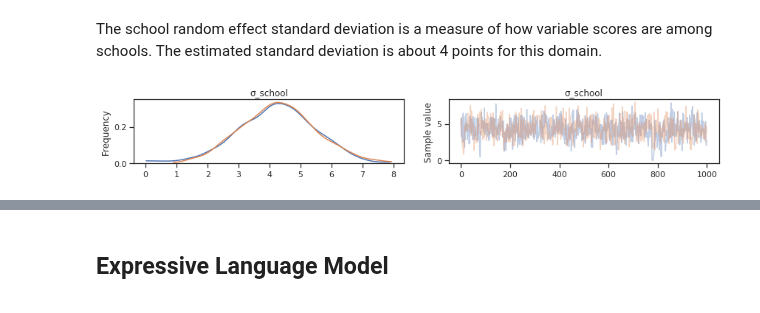
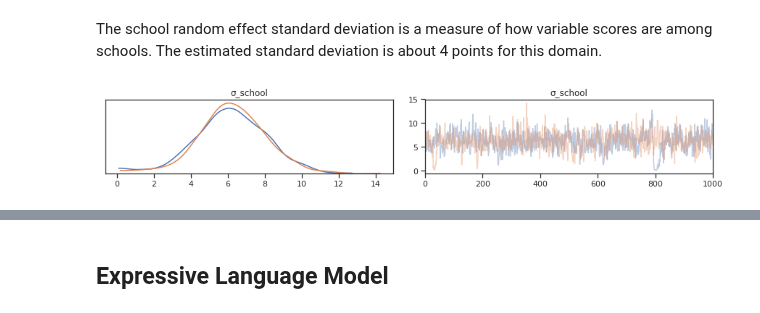
Before and after one commit to fonnesbeck/infant_hearing_intervention, a Jupyter notebook: notebooks/Covariate Model.ipynb, the cells around one changed output, grey strips where cells are left out. Drawn from its saved outputs; the diff is of its cells as text; code cells hidden in the pictures.

```diff
--- a/notebooks/Covariate Model.ipynb
+++ b/notebooks/Covariate Model.ipynb
@@ -118,2 +137,2 @@ Drop records with missing race and age at ernollment, since there is less than 1
 # %%
-analysis_subset = analysis_subset.dropna(subset=['race', 'age_years', 'age_test', 'parent_hl'])
+analysis_subset = analysis_subset.dropna(subset=['identify_mo', 'int_outside_option', 'age_int'])
@@ -119,0 +148,3 @@ analysis_subset = analysis_subset.dropna(subset=['race', 'age_years', 'age_test'
+# %%
+analysis_subset['ident_3mo'] = analysis_subset.identify_mo <=3
+analysis_subset['int_6mo'] = analysis_subset.age_int <= 6
@@ -284,2 +360,2 @@ receptive_language_dataset = analysis_subset[(analysis_subset.domain=='Receptive
 # %%
-receptive_language_4 = generate_model(receptive_language_dataset, 4)
+receptive_language_4 = generate_model_simple(receptive_language_dataset, 4)
@@ -286,6 +372,6 @@ receptive_language_4 = generate_model(receptive_language_dataset, 4)
 # %%
 iterations = 1000
-tuning = 4000
+tuning = 2000
 # %%
 from pymc3 import sample
 
@@ -346,7 +429,7 @@ The school random effect standard deviation is a measure of how variable scores
 # %%
 from pymc3 import traceplot
 
-traceplot(rec_lang_4_trace, varnames=['σ_school']);
+traceplot(rec_lang_4_trace, var_names=['σ_school']);
 # %% [output]
-[figure, old version]
+[figure, new version]
 # %%
```
Also changed, not shown: parts of 53 cells of this notebook, 6 other files.
